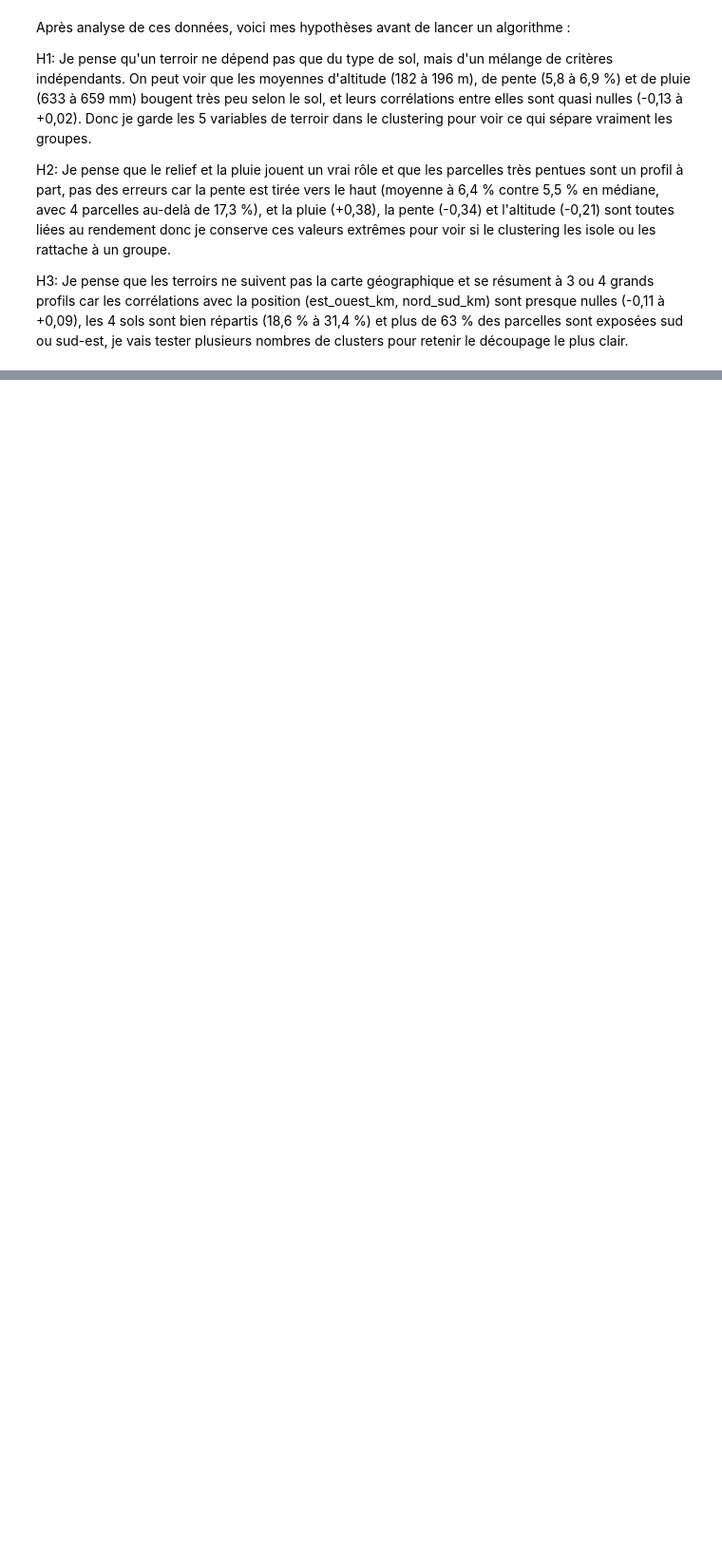
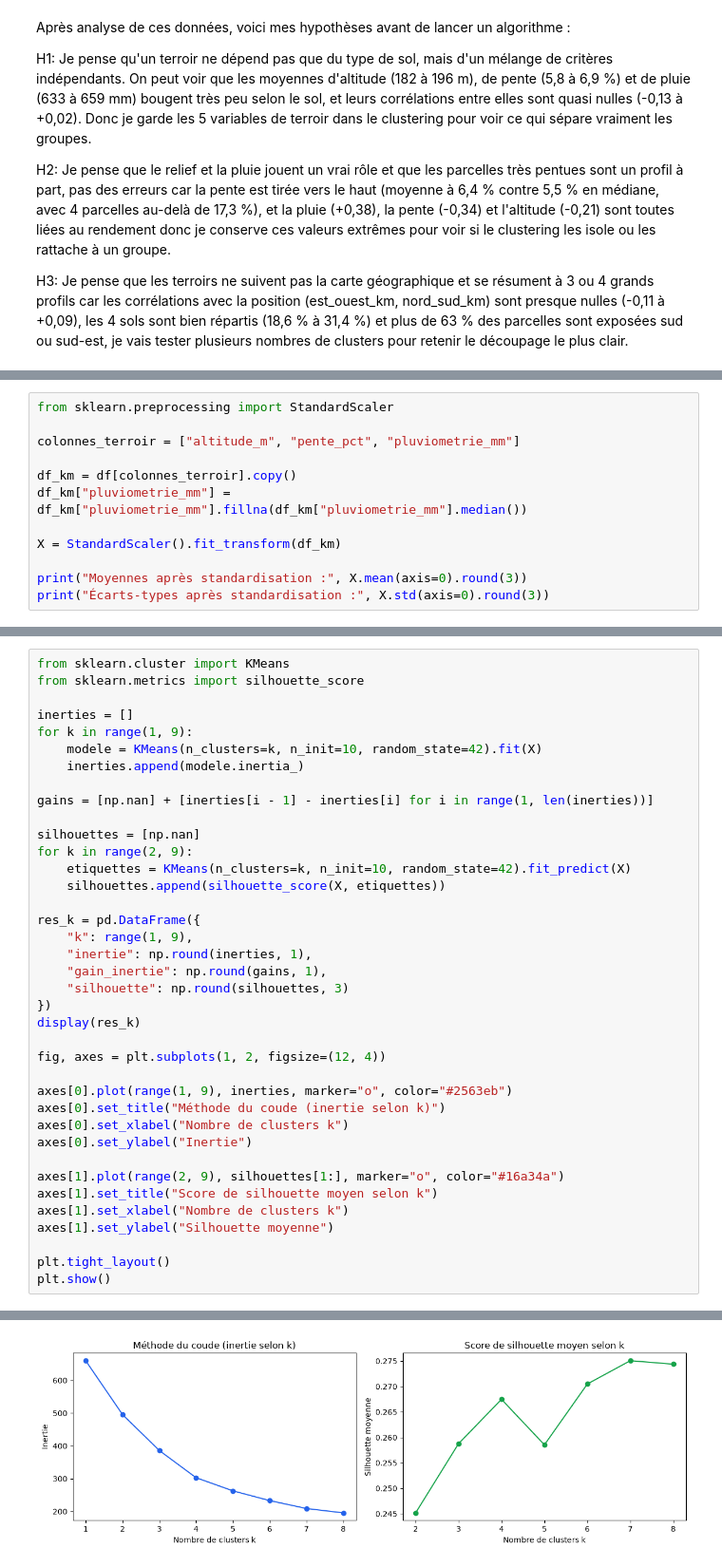
Before and after one commit to mohsine92/projet_datamining, a Jupyter notebook: notebooks/Question 7.ipynb, the cells around one changed output, grey strips where cells are left out. Shown at 95% size. Cells and saved outputs as stored; diff of their text form; blank space fills up the shorter version.

Commit message:
Q7 : clustering k-means des terroirs (k = 4) et export pour Q8

```diff
--- a/notebooks/Question 7.ipynb
+++ b/notebooks/Question 7.ipynb
@@ -186,0 +190,12 @@ Je remplace donc les 8 pluies manquantes par la médiane (646 mm, plus robuste a
+# %%
+from sklearn.preprocessing import StandardScaler
+
+colonnes_terroir = ["altitude_m", "pente_pct", "pluviometrie_mm"]
+
+df_km = df[colonnes_terroir].copy()
+df_km["pluviometrie_mm"] = df_km["pluviometrie_mm"].fillna(df_km["pluviometrie_mm"].median())
+
+X = StandardScaler().fit_transform(df_km)
+
+print("Moyennes après standardisation :", X.mean(axis=0).round(3))
+print("Écarts-types après standardisation :", X.std(axis=0).round(3))
@@ -186,0 +209,39 @@ Je remplace donc les 8 pluies manquantes par la médiane (646 mm, plus robuste a
+# %%
+from sklearn.cluster import KMeans
+from sklearn.metrics import silhouette_score
+
+inerties = []
+for k in range(1, 9):
+    modele = KMeans(n_clusters=k, n_init=10, random_state=42).fit(X)
+    inerties.append(modele.inertia_)
+
+gains = [np.nan] + [inerties[i - 1] - inerties[i] for i in range(1, len(inerties))]
+
+silhouettes = [np.nan]
+for k in range(2, 9):
+    etiquettes = KMeans(n_clusters=k, n_init=10, random_state=42).fit_predict(X)
+    silhouettes.append(silhouette_score(X, etiquettes))
+
+res_k = pd.DataFrame({
+    "k": range(1, 9),
+    "inertie": np.round(inerties, 1),
+    "gain_inertie": np.round(gains, 1),
+    "silhouette": np.round(silhouettes, 3)
+})
+display(res_k)
+
+fig, axes = plt.subplots(1, 2, figsize=(12, 4))
+
+axes[0].plot(range(1, 9), inerties, marker="o", color="#2563eb")
+axes[0].set_title("Méthode du coude (inertie selon k)")
+axes[0].set_xlabel("Nombre de clusters k")
+axes[0].set_ylabel("Inertie")
+
+axes[1].plot(range(2, 9), silhouettes[1:], marker="o", color="#16a34a")
+axes[1].set_title("Score de silhouette moyen selon k")
+axes[1].set_xlabel("Nombre de clusters k")
+axes[1].set_ylabel("Silhouette moyenne")
+
+plt.tight_layout()
+plt.show()
+# %% [output]
@@ -186,0 +257 @@ Je remplace donc les 8 pluies manquantes par la médiane (646 mm, plus robuste a
+[figure, added]
```
Also changed, not shown: parts of 11 cells of this notebook, 2 other files.
